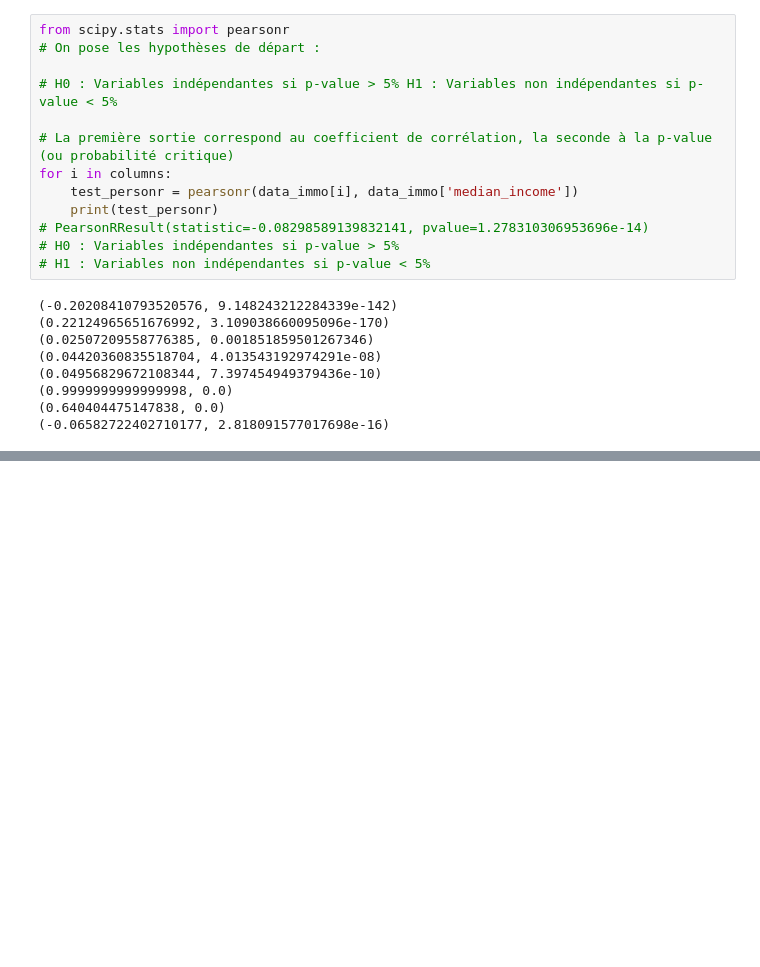
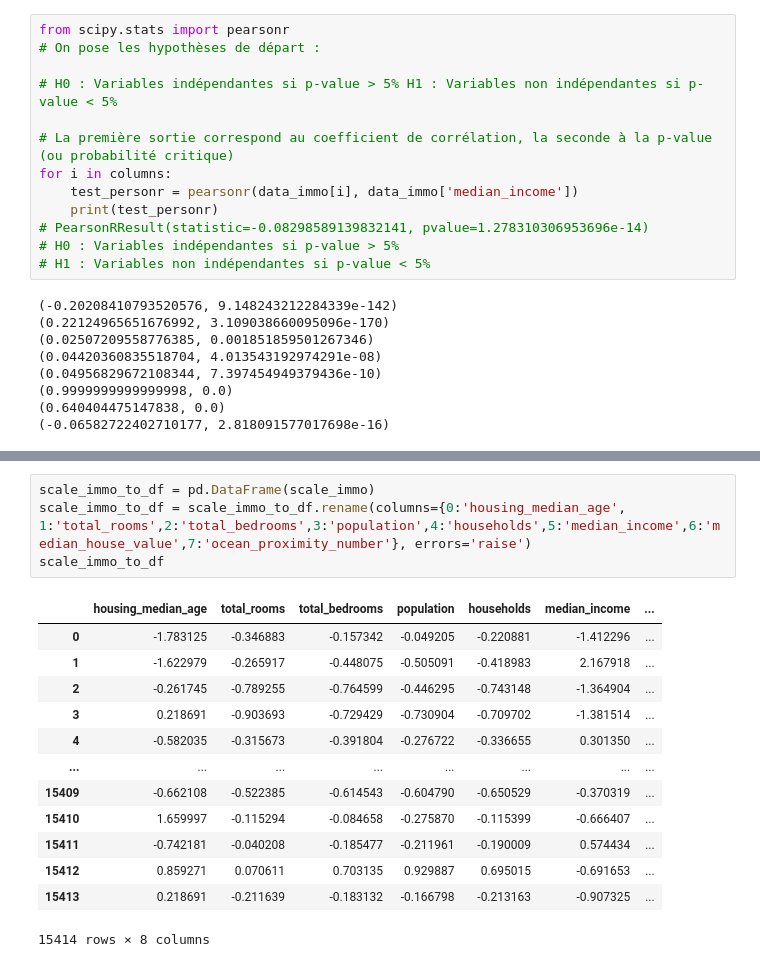
Before and after one commit to ellanaca/L-IA-au-service-des-agents-immobiliers, a Jupyter notebook: Notebook inférence.ipynb, the cells around one changed output, grey strips where cells are left out. Saved outputs shown, nothing was run; the diff lists cells and outputs as text; blank space fills up the shorter version.

```diff
--- a/Notebook inférence.ipynb
+++ b/Notebook inférence.ipynb
@@ -72 +74,19 @@ for i in columns:
+# %%
+scale_immo_to_df = pd.DataFrame(scale_immo)
+scale_immo_to_df = scale_immo_to_df.rename(columns={0:'housing_median_age', 1:'total_rooms',2:'total_bedrooms',3:'population',4:'households',5:'median_income',6:'median_house_value',7:'ocean_proximity_number'}, errors='raise')
+scale_immo_to_df
+# %% [output]
+|  | housing_median_age | total_rooms | total_bedrooms | population | households | median_income | ... |
+| 0 | -1.783125 | -0.346883 | -0.157342 | -0.049205 | -0.220881 | -1.412296 | ... |
+| 1 | -1.622979 | -0.265917 | -0.448075 | -0.505091 | -0.418983 | 2.167918 | ... |
+| 2 | -0.261745 | -0.789255 | -0.764599 | -0.446295 | -0.743148 | -1.364904 | ... |
+| 3 | 0.218691 | -0.903693 | -0.729429 | -0.730904 | -0.709702 | -1.381514 | ... |
+| 4 | -0.582035 | -0.315673 | -0.391804 | -0.276722 | -0.336655 | 0.301350 | ... |
+| ... | ... | ... | ... | ... | ... | ... | ... |
+| 15409 | -0.662108 | -0.522385 | -0.614543 | -0.604790 | -0.650529 | -0.370319 | ... |
+| 15410 | 1.659997 | -0.115294 | -0.084658 | -0.275870 | -0.115399 | -0.666407 | ... |
+| 15411 | -0.742181 | -0.040208 | -0.185477 | -0.211961 | -0.190009 | 0.574434 | ... |
+| 15412 | 0.859271 | 0.070611 | 0.703135 | 0.929887 | 0.695015 | -0.691653 | ... |
+| 15413 | 0.218691 | -0.211639 | -0.183132 | -0.166798 | -0.213163 | -0.907325 | ... |
+15414 rows × 8 columns
 # %%
```
Also changed, not shown: parts of 5 cells of this notebook, 2 other files.
